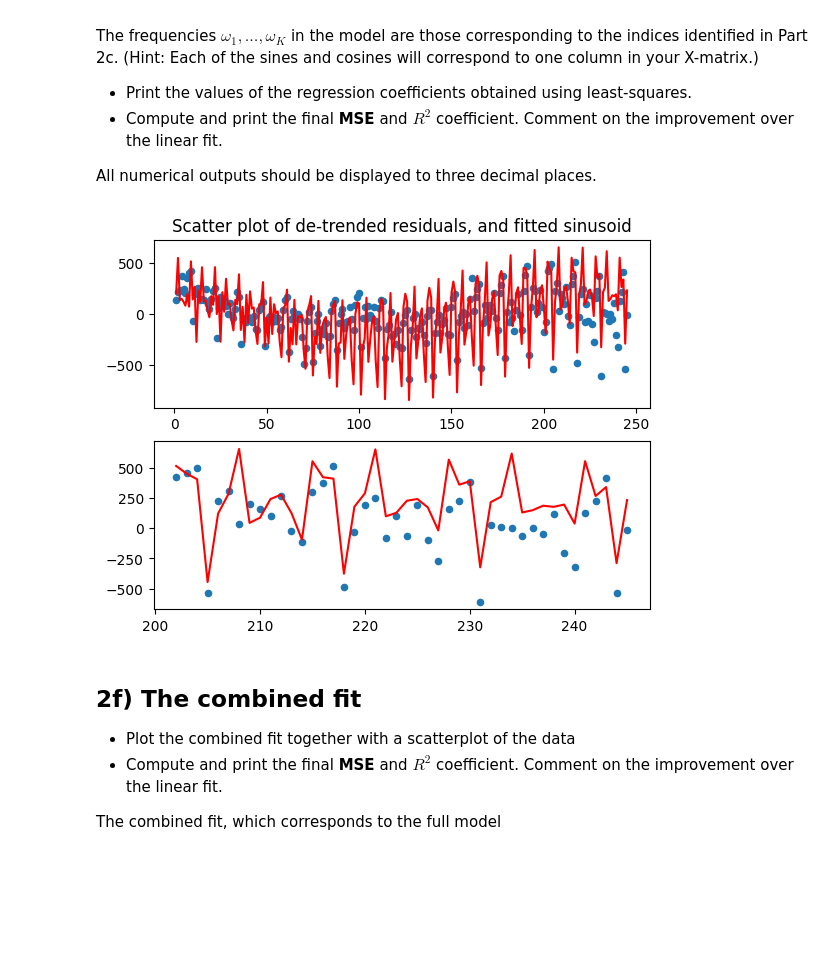
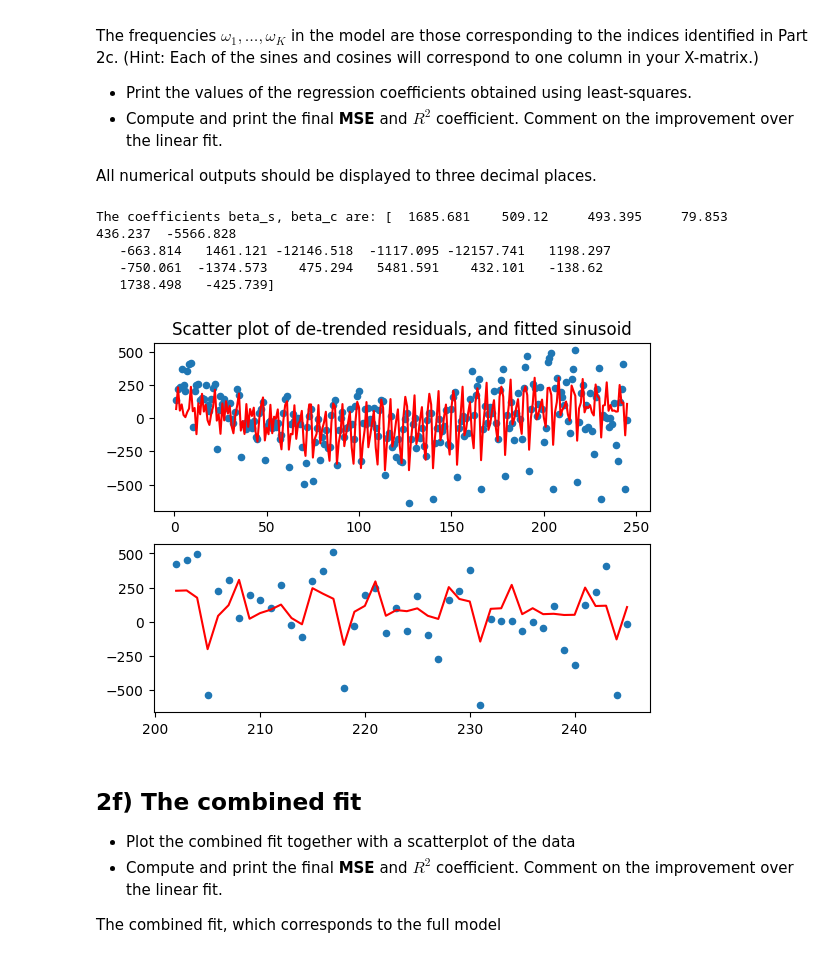
Before and after one commit to SohamK2111/IB-Data-Science, a Jupyter notebook: Exercises/03 Exercise Notebook 3.ipynb, the cells around one changed output. Drawn from its saved outputs; the diff is of its cells as text; code cells hidden in the pictures; blank space fills up the shorter version.

```diff
--- a/Exercises/03 Exercise Notebook 3.ipynb
+++ b/Exercises/03 Exercise Notebook 3.ipynb
@@ -171,34 +171,30 @@ The frequencies $\omega_1, \ldots, \omega_K$ in the model are those correspondin
 
 All numerical outputs should be displayed to three decimal places.
 # %%
-# Your code here
+# Your code here using least squares to fit the sinusoids
+top_freqs_rads = 2*math.pi*top_freqs_hz
+XT = np.vstack([[np.sin(w*xvals), np.cos(w*xvals)] for w in top_freqs_rads])
+X = XT.T
+beta_sines = np.linalg.inv(XT.dot(X)).dot(XT).dot(residuals)
+fit_sc = X.dot(beta_sines)
 
-def sum_of_sinusoids(top_inds):
-    fit_sc = np.zeros(245)
-    for i in range(np.size(top_inds)):
-        w = 2*math.pi*top_inds[i]/(N*T)  # Freq. in rad/s corresponding to k* is w = 2.pi.k*/(NT)
-
-        # Now form the X matrix with columns sin(wx) and cos(wx) for x in dates. First define its transpose
-        XT = np.vstack((np.sin(w*xvals), np.cos(w*xvals)))
-        X = np.transpose(XT)
-
-        beta_sc = np.linalg.inv(XT.dot(X)).dot(XT).dot(residuals) # Calculating the least-squares coefficients
-        #print('The coefficients beta_s, beta_c are:', beta_sc)
-        fit_sc += X.dot(beta_sc)
-    return fit_sc
-
+# Plot a scatter plot of the residuals and the fitted sinusoids
 plt.subplot(211)
 plt.scatter(xvals, residuals, s=20)
-plt.plot(xvals, sum_of_sinusoids(top_inds), 'r')
+plt.plot(xvals, fit_sc, 'r')
 plt.title('Scatter plot of de-trended residuals, and fitted sinusoid')
 # Zoom in to a few values
 plt.subplot(212)
 plt.scatter(xvals[201:250], residuals[201:250], s=20)
-plt.plot(xvals[201:250], sum_of_sinusoids(top_inds)[201:250], 'r')
+plt.plot(xvals[201:250], fit_sc[201:250], 'r')
 
 plt.show()
 # %% [output]
+The coefficients beta_s, beta_c are: [  1685.681    509.12     493.395     79.853    436.237  -5566.828
+   -663.814   1461.121 -12146.518  -1117.095 -12157.741   1198.297
+   -750.061  -1374.573    475.294   5481.591    432.101   -138.62
+   1738.498   -425.739]
-[figure, old version]
+[figure, new version]
 # %% [markdown]
 ## 2f) The combined fit
 - Plot the combined fit together with a scatterplot of the data
```
Also changed, not shown: parts of 2 cells of this notebook.
